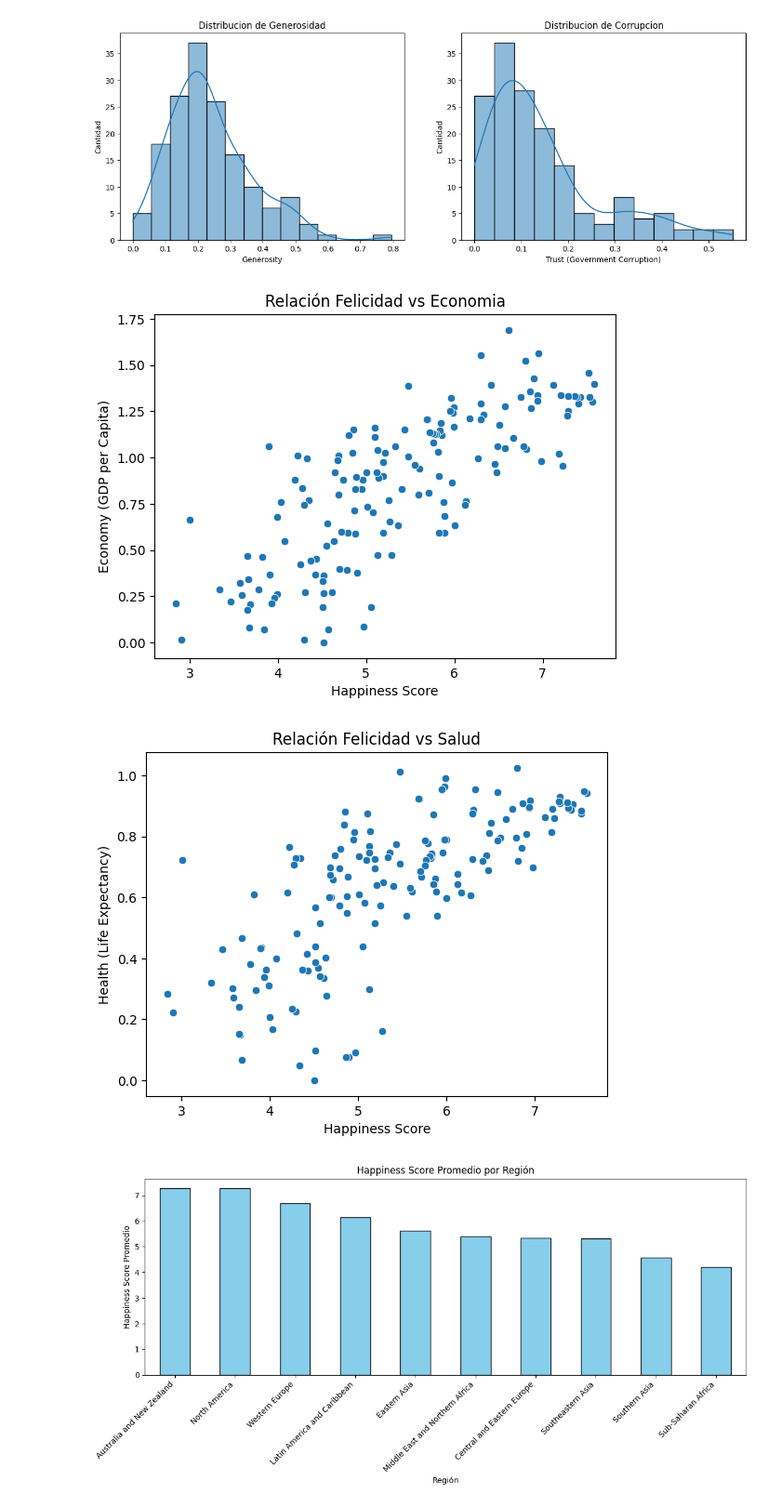
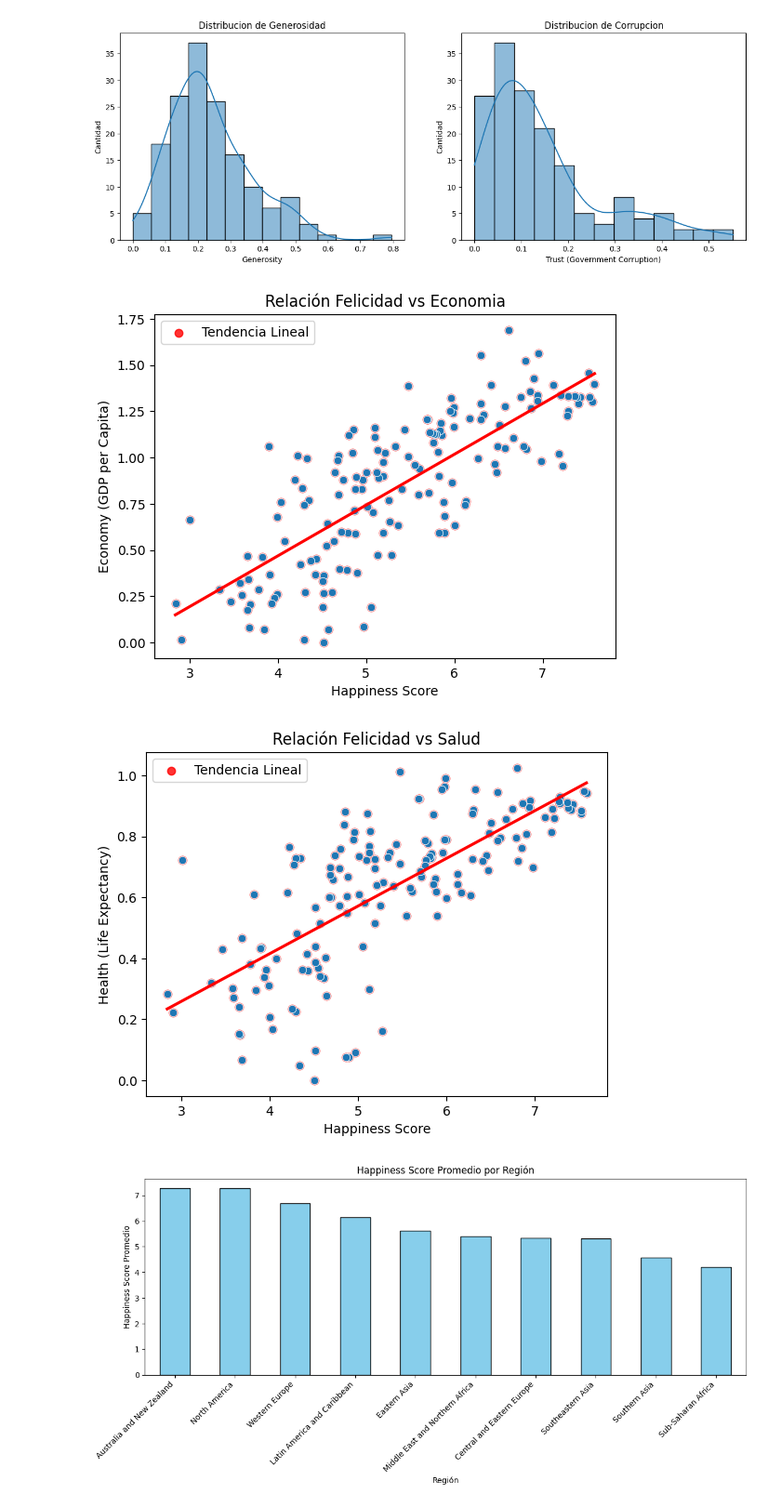
Before and after one commit to PapConAbrilar/Proyecto_Happiness, a Jupyter notebook: Proyecto.ipynb, the cells around one changed output. Shown: that part at 93% size. Cells and saved outputs as stored; diff of their text form; code cells hidden in the pictures.

Commit message:
1.0.1
Cambios:
-Implementación de tendencia lineal a todos graficos de relación.

```diff
--- a/Proyecto.ipynb
+++ b/Proyecto.ipynb
@@ -109,18 +110,20 @@ plt.show()
 [figure]
 # %%
 gdp = datos['Economy (GDP per Capita)']
+sns.regplot(x=felicidad,y=gdp,ci=True,color="red", label="Tendencia Lineal")
+sns.scatterplot(x=felicidad, y=gdp)
 
-sns.scatterplot(x=felicidad, y=gdp)
 plt.title('Relación Felicidad vs Economia')
 plt.show()
 # %% [output]
-[figure, old version]
+[figure, new version]
 # %%
+sns.regplot(x=felicidad,y=salud,ci=True,color="red", label="Tendencia Lineal")
 sns.scatterplot(x=felicidad, y=salud)
 plt.title('Relación Felicidad vs Salud')
 plt.show()
 # %% [output]
-[figure, old version]
+[figure, new version]
 # %%
 plt.figure(figsize=(12,6))
 
```
Also changed, not shown: parts of 2 cells of this notebook.
